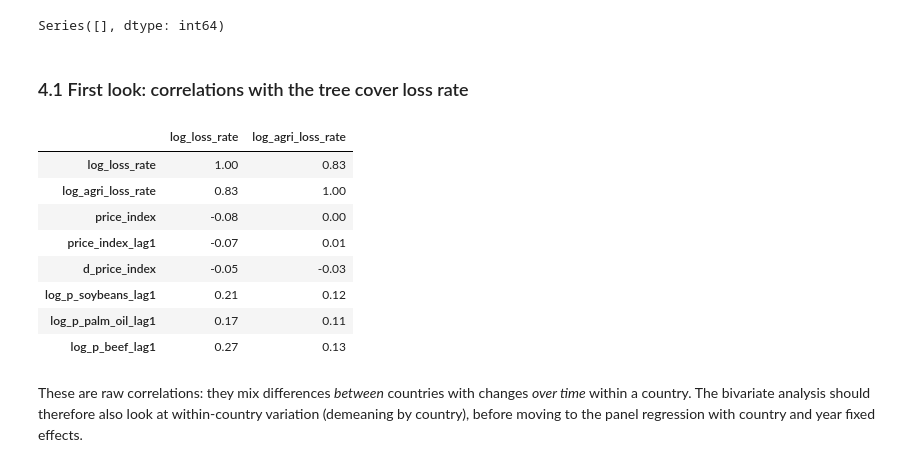
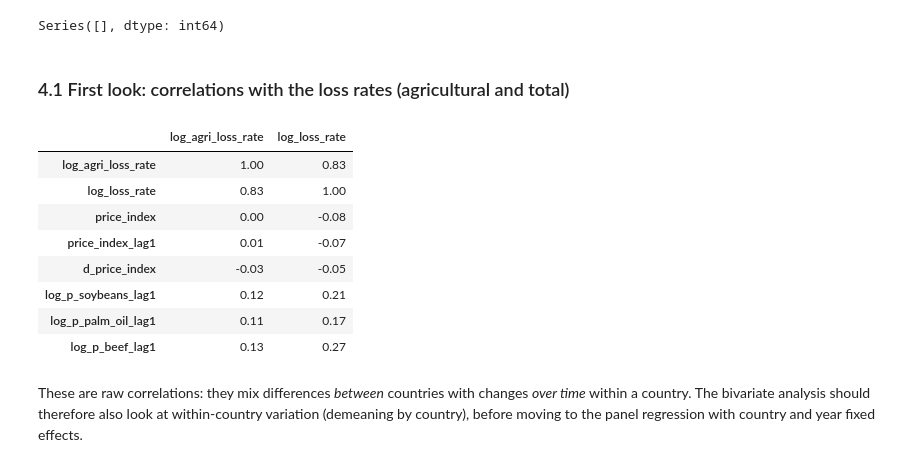
Before and after one commit to AndrewEberhardt/DataScienceProject, a Jupyter notebook: notebooks/2-Bivariate-Data.ipynb, the cells around one changed output. Saved outputs shown, nothing was run; the diff lists cells and outputs as text; code cells hidden in the pictures.

```diff
--- a/notebooks/2-Bivariate-Data.ipynb
+++ b/notebooks/2-Bivariate-Data.ipynb
@@ -232,21 +232,21 @@ Exported analysis_panel.csv: (1550, 24)
 Same number of rows as the deforestation panel: True
 Series([], dtype: int64)
 # %% [markdown]
-### 4.1 First look: correlations with the tree cover loss rate
+### 4.1 First look: correlations with the loss rates (agricultural and total)
 # %%
-cols = ["log_loss_rate", "log_agri_loss_rate", "price_index", "price_index_lag1", "d_price_index",
+cols = ["log_agri_loss_rate", "log_loss_rate", "price_index", "price_index_lag1", "d_price_index",
         "log_p_soybeans_lag1", "log_p_palm_oil_lag1", "log_p_beef_lag1"]
-panel[cols].corr().loc[["log_loss_rate", "log_agri_loss_rate"]].round(2).T
+panel[cols].corr().loc[["log_agri_loss_rate", "log_loss_rate"]].round(2).T
 # %% [output]
-|  | log_loss_rate | log_agri_loss_rate |
-| log_loss_rate | 1.00 | 0.83 |
-| log_agri_loss_rate | 0.83 | 1.00 |
-| price_index | -0.08 | 0.00 |
-| price_index_lag1 | -0.07 | 0.01 |
-| d_price_index | -0.05 | -0.03 |
-| log_p_soybeans_lag1 | 0.21 | 0.12 |
-| log_p_palm_oil_lag1 | 0.17 | 0.11 |
-| log_p_beef_lag1 | 0.27 | 0.13 |
+|  | log_agri_loss_rate | log_loss_rate |
+| log_agri_loss_rate | 1.00 | 0.83 |
+| log_loss_rate | 0.83 | 1.00 |
+| price_index | 0.00 | -0.08 |
+| price_index_lag1 | 0.01 | -0.07 |
+| d_price_index | -0.03 | -0.05 |
+| log_p_soybeans_lag1 | 0.12 | 0.21 |
+| log_p_palm_oil_lag1 | 0.11 | 0.17 |
+| log_p_beef_lag1 | 0.13 | 0.27 |
 # %% [markdown]
 These are raw correlations: they mix differences *between* countries with changes *over time* within a country.
 The bivariate analysis should therefore also look at within-country variation (demeaning by country), before moving to the panel regression with country and year fixed effects.
```
Also changed, not shown: parts of 12 cells of this notebook, 5 other files.
